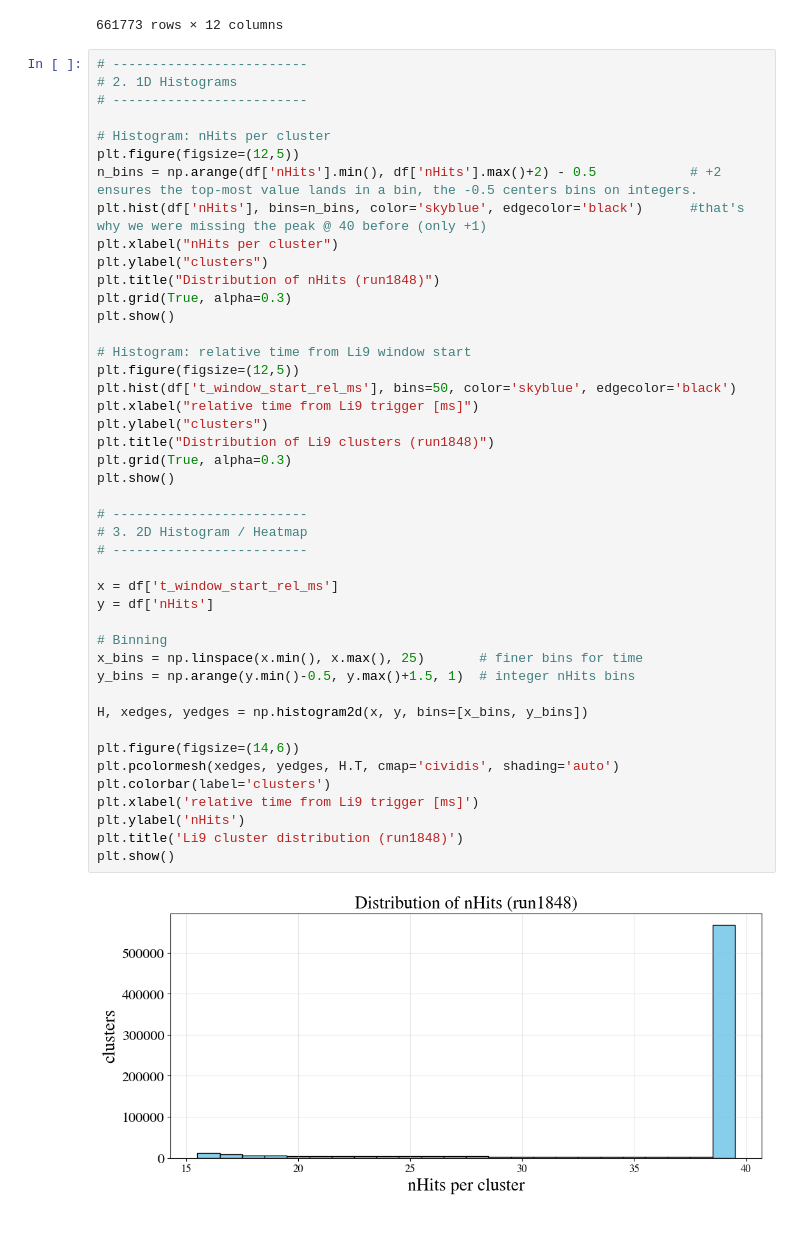
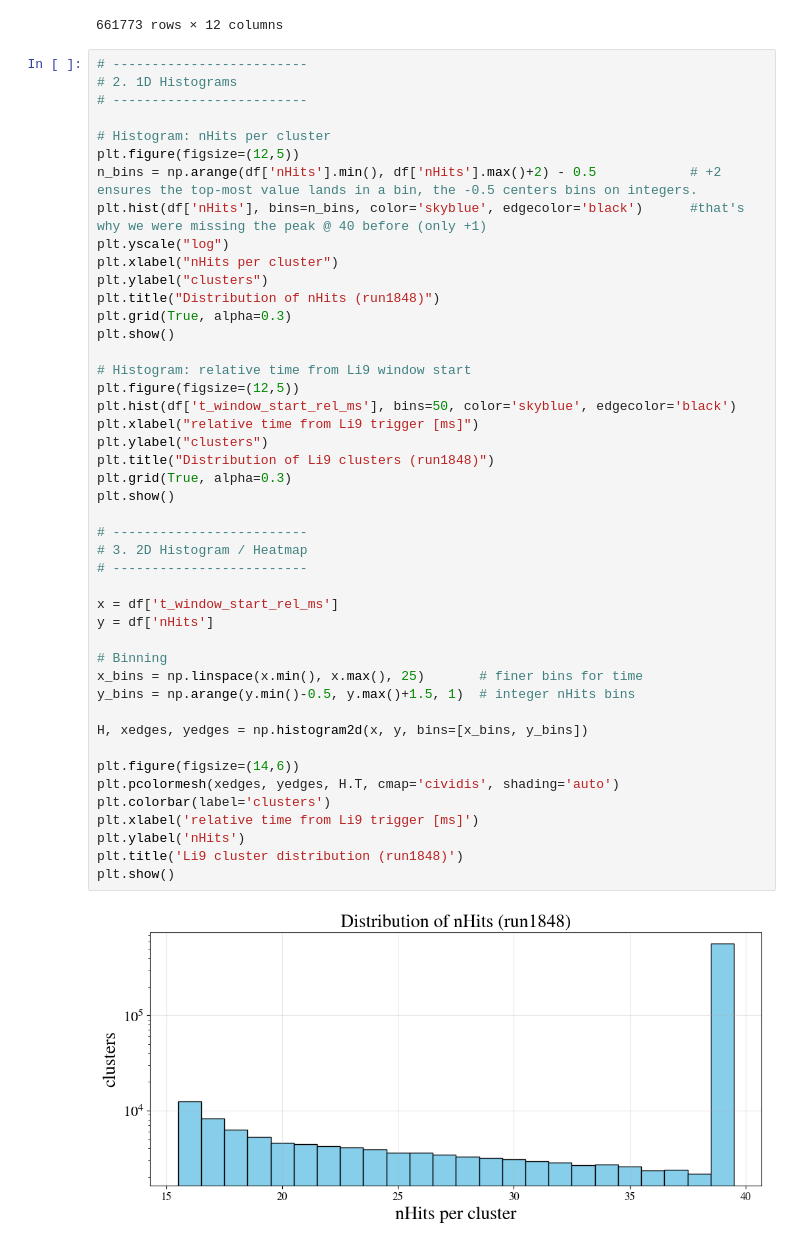
Before and after one commit to elenaramos44/9Li_analysis, a Jupyter notebook: notebooks/nHits.ipynb, the cells around one changed output. Cells and saved outputs as stored; diff of their text form.

```diff
--- a/notebooks/nHits.ipynb
+++ b/notebooks/nHits.ipynb
@@ -99,6 +99,7 @@ Total clusters: 661773
 plt.figure(figsize=(12,5))
 n_bins = np.arange(df['nHits'].min(), df['nHits'].max()+2) - 0.5            # +2 ensures the top-most value lands in a bin, the -0.5 centers bins on integers.
 plt.hist(df['nHits'], bins=n_bins, color='skyblue', edgecolor='black')      #that's why we were missing the peak @ 40 before (only +1)
+plt.yscale("log")
 plt.xlabel("nHits per cluster")
 plt.ylabel("clusters")
 plt.title("Distribution of nHits (run1848)")
@@ -108,33 +109,33 @@ plt.show()
 # Histogram: relative time from Li9 window start
 plt.figure(figsize=(12,5))
 plt.hist(df['t_window_start_rel_ms'], bins=50, color='skyblue', edgecolor='black')
 plt.xlabel("relative time from Li9 trigger [ms]")
 plt.ylabel("clusters")
 plt.title("Distribution of Li9 clusters (run1848)")
 plt.grid(True, alpha=0.3)
 plt.show()
 
 # -------------------------
 # 3. 2D Histogram / Heatmap
 # -------------------------
 
 x = df['t_window_start_rel_ms']
 y = df['nHits']
 
 # Binning
 x_bins = np.linspace(x.min(), x.max(), 25)       # finer bins for time
 y_bins = np.arange(y.min()-0.5, y.max()+1.5, 1)  # integer nHits bins
 
 H, xedges, yedges = np.histogram2d(x, y, bins=[x_bins, y_bins])
 
 plt.figure(figsize=(14,6))
 plt.pcolormesh(xedges, yedges, H.T, cmap='cividis', shading='auto')
 plt.colorbar(label='clusters')
 plt.xlabel('relative time from Li9 trigger [ms]')
 plt.ylabel('nHits')
 plt.title('Li9 cluster distribution (run1848)')
 plt.show()
 # %% [output]
-[figure, old version]
+[figure, new version]
 [figure]
 [figure]
```
Also changed, not shown: 4 other files.
